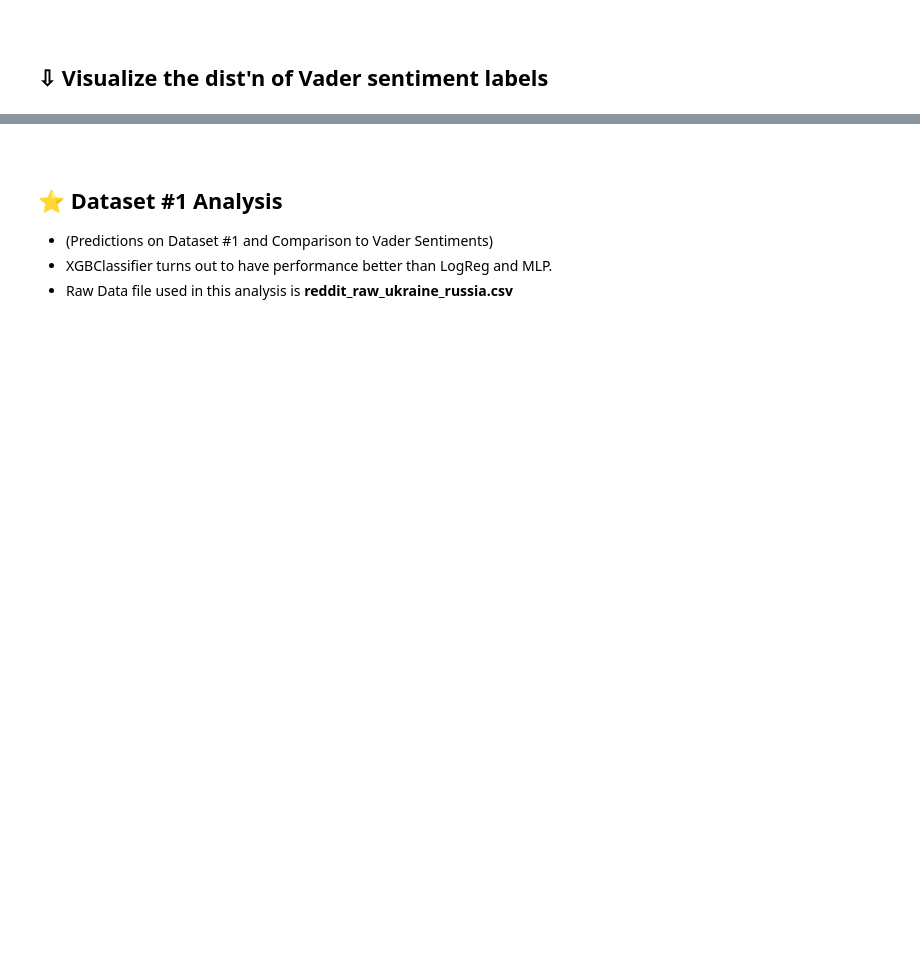
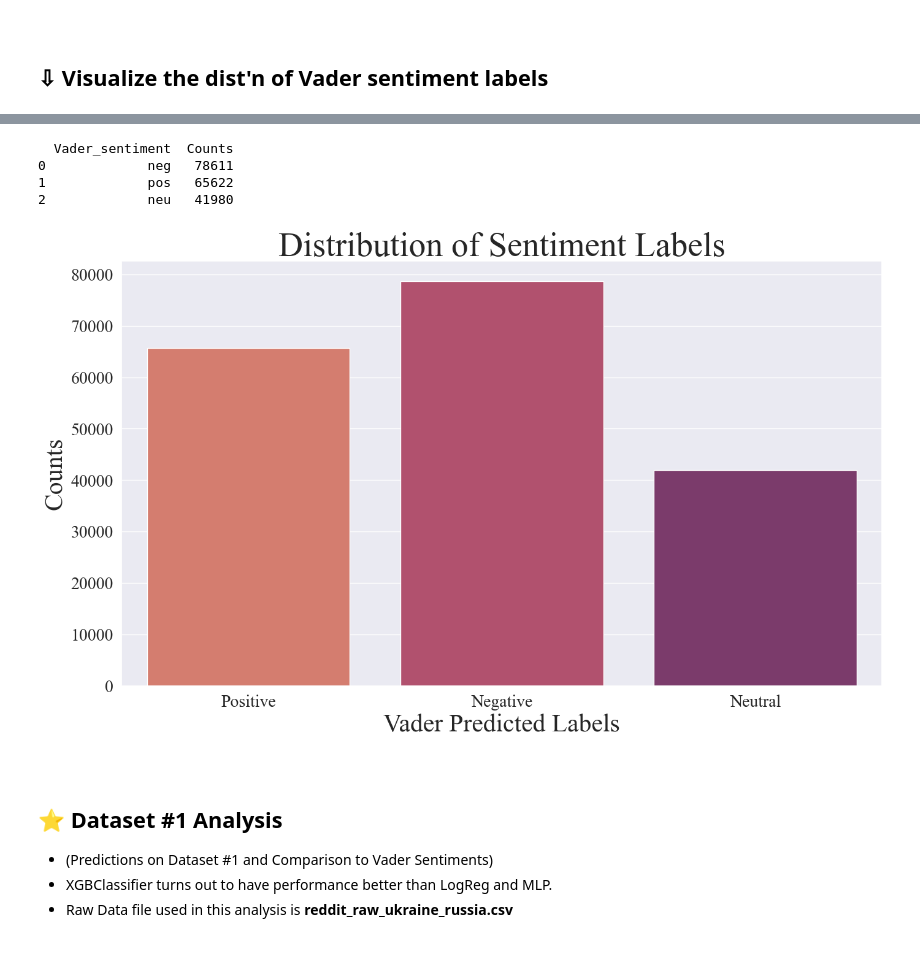
Before and after one commit to Zhiqing-Xu/SentimentAnalysis, a Jupyter notebook: Part_2.ipynb, the cells around one changed output, grey strips where cells are left out. Drawn from its saved outputs; the diff is of its cells as text; code cells hidden in the pictures; blank space fills up the shorter version.

```diff
--- a/Part_2.ipynb
+++ b/Part_2.ipynb
@@ -1108,4 +1108,36 @@ ZX_barplot(dataframe          =  df_cleaned_1_analysis_counts                ,
 [figure]
+# %%
+#====================================================================================================#
+# Analyze the labelling results.
+df_cleaned_2_analysis_counts = df_cleaned_2_analysis['Vader_sentiment_neu'].value_counts()
+df_cleaned_2_analysis_counts = df_cleaned_2_analysis_counts.reset_index() \
+                                .rename(columns = {"index" : "Vader_sentiment", "Vader_sentiment_neu" : "Counts"})
+print(df_cleaned_2_analysis_counts)
+
+
+ZX_barplot(dataframe          =  df_cleaned_2_analysis_counts                ,
+           x                  =  "Vader_sentiment"                           ,
+           y                  =  "Counts"                                    ,
+           #stat              =  "percent"                                   ,
+           #multiple          =  "dodge"                                     ,
+           palette            =  sns.color_palette("flare",
+                                   n_colors = 3 )                            ,
+           # height           =  9                                           ,
+           # aspect           =  4/3                                         ,
+           order              =  ["pos", "neg", "neu"]                       ,
+           x_title            =  "Vader Predicted Labels"                    ,
+           y_title            =  "Counts"                                    ,
+           p_title            =  "Distribution of Sentiment Labels"          ,
+           xticklabels        =  ["Positive", "Negative", "Neutral"]         ,
+           output_file_header = "Part2_Distribution of Vader_sentiment_2 "   ,
+           rotation           = 0
+          )
+# %% [output]
+  Vader_sentiment  Counts
+0             neg   78611
+1             pos   65622
+2             neu   41980
+[figure, added]
 # %% [markdown]
 <br/>
 
```
Also changed, not shown: parts of 3 cells of this notebook, 43 other files.
